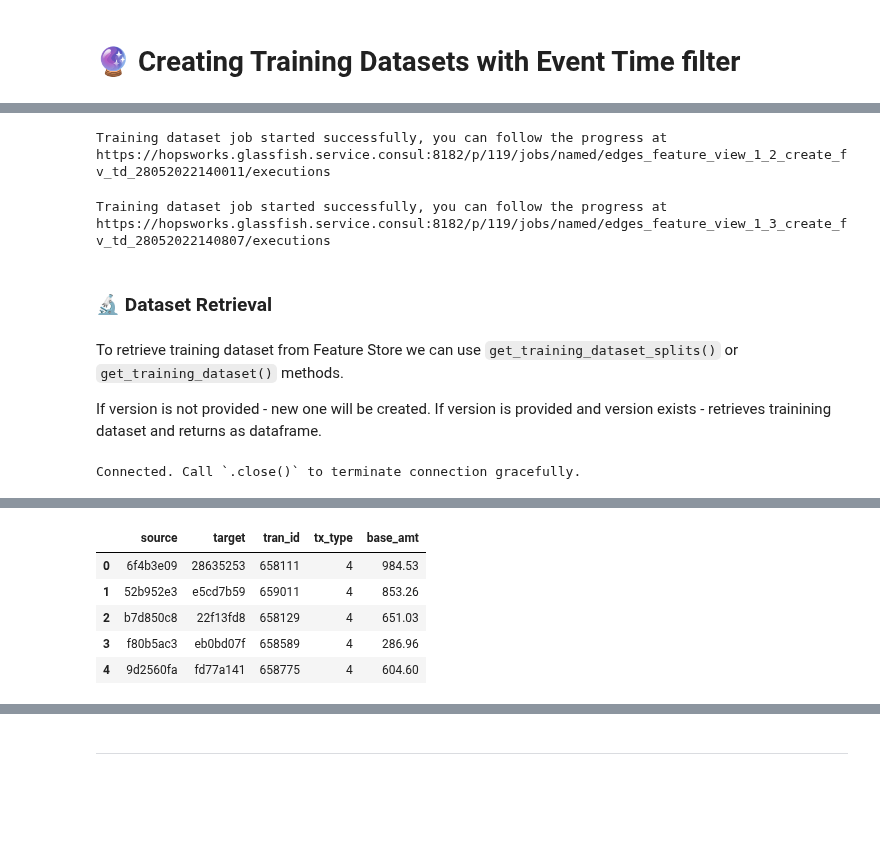
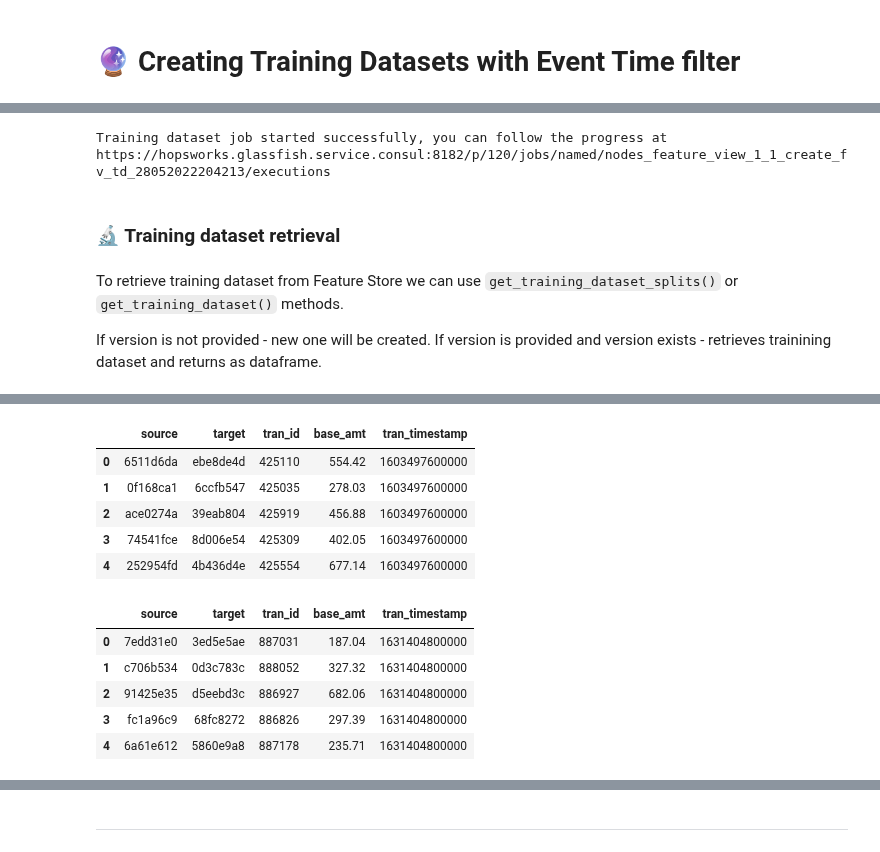
Before and after one commit to logicalclocks/aml_end_to_end, a Jupyter notebook: 2_prep_training_dataset_for_embeddings.ipynb, the cells around one changed output, grey strips where cells are left out. Saved outputs shown, nothing was run; the diff lists cells and outputs as text; code cells hidden in the pictures; blank space fills up the shorter version.

Commit message:
feature views

```diff
--- a/2_prep_training_dataset_for_embeddings.ipynb
+++ b/2_prep_training_dataset_for_embeddings.ipynb
@@ -109,7 +111,7 @@ mapping_transformers = {
 # %% [markdown]
 #### ⛳️ Graph Edge Feature View
 # %%
-edges_query = transactions_fg.select(["source","target","tran_id","tx_type","base_amt", "tran_timestamp"])
+edges_query = transactions_fg.select(["source","target","tran_id", "base_amt", "tran_timestamp"])
 
 edges_query.read().head()
 # %% [output]
@@ -234,0 +194,12 @@ pdf.head()
+# %%
+start_time = int(float(datetime.strptime('2020-01-01 00:00:01',date_format).timestamp()) * 1000)
+end_time = int(float(datetime.strptime('2020-12-31 23:59:59',date_format).timestamp()) * 1000)
+td_version_2020, td_job = edges_feature_view.create_training_dataset(
+    description = 'transactions_2020',
+    version = 1,
+    data_format = 'csv',
+    write_options = {'wait_for_job': True},
+    coalesce = True,
+    start_time = start_time,
+    end_time = end_time
+)
@@ -235,42 +224,25 @@ pdf.head()
 # %%
-td_version, td_job = edges_feature_view.create_training_dataset(
-    description = 'transactions_2020',
-    version = 2,
+td_version_nodes, td_job = nodes_feature_view.create_training_dataset(
+    version = 1,
+    description = 'node training dataset',
     data_format = 'csv',
     write_options = {'wait_for_job': True},
-    coalesce = True,
-    start_time = start_time,
-    end_time = end_time
+    coalesce = True
 )
 # %% [output]
-Training dataset job started successfully, you can follow the progress at https://hopsworks.glassfish.service.consul:8182/p/119/jobs/named/edges_feature_view_1_2_create_fv_td_28052022140011/executions
+Training dataset job started successfully, you can follow the progress at https://hopsworks.glassfish.service.consul:8182/p/120/jobs/named/nodes_feature_view_1_1_create_fv_td_28052022204213/executions
-# %%
-start_time = int(float(datetime.strptime('2021-01-01 00:00:01',date_format).timestamp()) * 1000)
-end_time = int(float(datetime.strptime('2021-12-31 23:59:59',date_format).timestamp()) * 1000)
-td_version, td_job = edges_feature_view.create_training_dataset(
-    description = 'transactions_2021',
-    version = 3,
-    data_format = 'csv',
-    write_options = {'wait_for_job': True},
-    coalesce = True,
-    start_time = start_time,
-    end_time = end_time
-)
-# %% [output]
-Training dataset job started successfully, you can follow the progress at https://hopsworks.glassfish.service.consul:8182/p/119/jobs/named/edges_feature_view_1_3_create_fv_td_28052022140807/executions
-# %% [markdown]
-### 🔬 Dataset Retrieval
+# %% [markdown]
+### 🔬 Training dataset retrieval
 # %% [markdown]
 To retrieve training dataset from Feature Store we can use `get_training_dataset_splits()` or `get_training_dataset()` methods.
 
 If version is not provided - new one will be created.
 If version is provided and version exists - retrieves trainining dataset and returns as dataframe.
 # %%
-td_version, df = edges_feature_view.get_training_dataset(
+td_version_2020, df_2020 = edges_feature_view.get_training_dataset(
     {},
-    version = td_version
+    version = td_version_2020
 )
 
-df.head()
+df_2020.head()
 # %% [output]
-Connected. Call `.close()` to terminate connection gracefully.
@@ -278,6 +249,20 @@ FutureWarning: pyarrow.hdfs.HadoopFileSystem is deprecated as of 2.0.0, please u
-|  | source | target | tran_id | tx_type | base_amt |
-| 0 | 6f4b3e09 | 28635253 | 658111 | 4 | 984.53 |
-| 1 | 52b952e3 | e5cd7b59 | 659011 | 4 | 853.26 |
-| 2 | b7d850c8 | 22f13fd8 | 658129 | 4 | 651.03 |
-| 3 | f80b5ac3 | eb0bd07f | 658589 | 4 | 286.96 |
-| 4 | 9d2560fa | fd77a141 | 658775 | 4 | 604.60 |
+|  | source | target | tran_id | base_amt | tran_timestamp |
+| 0 | 6511d6da | ebe8de4d | 425110 | 554.42 | 1603497600000 |
+| 1 | 0f168ca1 | 6ccfb547 | 425035 | 278.03 | 1603497600000 |
+| 2 | ace0274a | 39eab804 | 425919 | 456.88 | 1603497600000 |
+| 3 | 74541fce | 8d006e54 | 425309 | 402.05 | 1603497600000 |
+| 4 | 252954fd | 4b436d4e | 425554 | 677.14 | 1603497600000 |
+# %%
+td_version_2021, df_2021 = edges_feature_view.get_training_dataset(
+    {},
+    version = td_version_2021
+)
+
+df_2021.head()
+# %% [output]
+|  | source | target | tran_id | base_amt | tran_timestamp |
+| 0 | 7edd31e0 | 3ed5e5ae | 887031 | 187.04 | 1631404800000 |
+| 1 | c706b534 | 0d3c783c | 888052 | 327.32 | 1631404800000 |
+| 2 | 91425e35 | d5eebd3c | 886927 | 682.06 | 1631404800000 |
+| 3 | fc1a96c9 | 68fc8272 | 886826 | 297.39 | 1631404800000 |
+| 4 | 6a61e612 | 5860e9a8 | 887178 | 235.71 | 1631404800000 |
```
Also changed, not shown: parts of 23 cells of this notebook, 1 other file.
